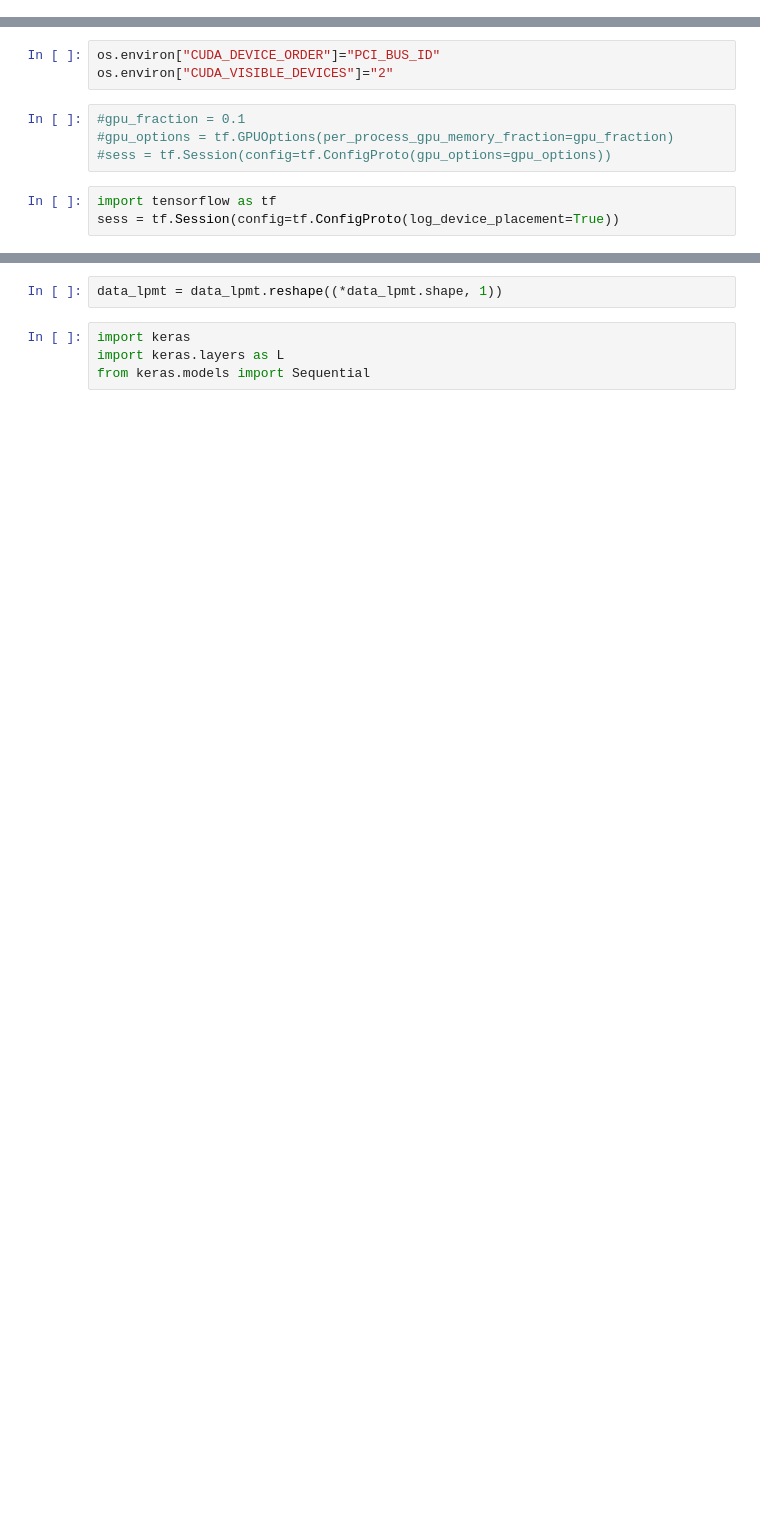
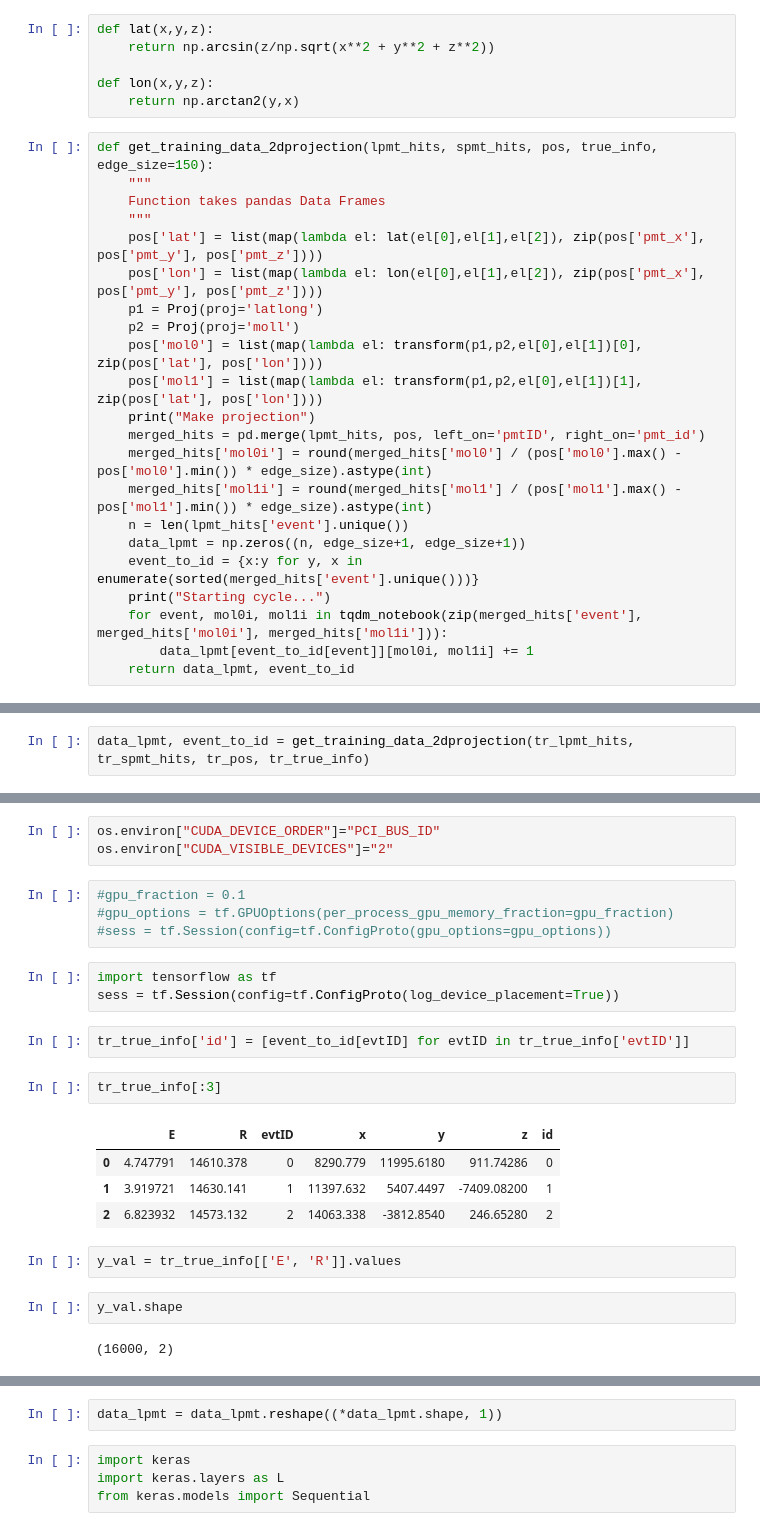
Before and after one commit to VProv/JUNO, a Jupyter notebook: notebooks/Simple CNN test-Copy1.ipynb, the cells around one changed output, grey strips where cells are left out. Drawn from its saved outputs; the diff is of its cells as text; blank space fills up the shorter version.

```diff
--- a/notebooks/Simple CNN test-Copy1.ipynb
+++ b/notebooks/Simple CNN test-Copy1.ipynb
@@ -0,0 +18,28 @@
+# %%
+def lat(x,y,z):
+    return np.arcsin(z/np.sqrt(x**2 + y**2 + z**2))
+
+def lon(x,y,z):
+    return np.arctan2(y,x)
+# %%
+def get_training_data_2dprojection(lpmt_hits, spmt_hits, pos, true_info, edge_size=150):
+    """
+    Function takes pandas Data Frames
+    """
+    pos['lat'] = list(map(lambda el: lat(el[0],el[1],el[2]), zip(pos['pmt_x'], pos['pmt_y'], pos['pmt_z'])))
+    pos['lon'] = list(map(lambda el: lon(el[0],el[1],el[2]), zip(pos['pmt_x'], pos['pmt_y'], pos['pmt_z'])))
+    p1 = Proj(proj='latlong')
+    p2 = Proj(proj='moll')
+    pos['mol0'] = list(map(lambda el: transform(p1,p2,el[0],el[1])[0], zip(pos['lat'], pos['lon'])))
+    pos['mol1'] = list(map(lambda el: transform(p1,p2,el[0],el[1])[1], zip(pos['lat'], pos['lon'])))
+    print("Make projection")
+    merged_hits = pd.merge(lpmt_hits, pos, left_on='pmtID', right_on='pmt_id')
+    merged_hits['mol0i'] = round(merged_hits['mol0'] / (pos['mol0'].max() - pos['mol0'].min()) * edge_size).astype(int)
+    merged_hits['mol1i'] = round(merged_hits['mol1'] / (pos['mol1'].max() - pos['mol1'].min()) * edge_size).astype(int)
+    n = len(lpmt_hits['event'].unique())
+    data_lpmt = np.zeros((n, edge_size+1, edge_size+1))
+    event_to_id = {x:y for y, x in enumerate(sorted(merged_hits['event'].unique()))}
+    print("Starting cycle...")
+    for event, mol0i, mol1i in tqdm_notebook(zip(merged_hits['event'], merged_hits['mol0i'], merged_hits['mol1i'])):
+        data_lpmt[event_to_id[event]][mol0i, mol1i] += 1
+    return data_lpmt, event_to_id
@@ -0,0 +50,2 @@
+# %%
+data_lpmt, event_to_id = get_training_data_2dprojection(tr_lpmt_hits, tr_spmt_hits, tr_pos, tr_true_info)
@@ -14,4 +72,19 @@ os.environ["CUDA_VISIBLE_DEVICES"]="2"
 # %%
 import tensorflow as tf
 sess = tf.Session(config=tf.ConfigProto(log_device_placement=True))
+# %%
+tr_true_info['id'] = [event_to_id[evtID] for evtID in tr_true_info['evtID']]
+# %%
+tr_true_info[:3]
+# %% [output]
+|  | E | R | evtID | x | y | z | id |
+| 0 | 4.747791 | 14610.378 | 0 | 8290.779 | 11995.6180 | 911.74286 | 0 |
+| 1 | 3.919721 | 14630.141 | 1 | 11397.632 | 5407.4497 | -7409.08200 | 1 |
+| 2 | 6.823932 | 14573.132 | 2 | 14063.338 | -3812.8540 | 246.65280 | 2 |
+# %%
+y_val = tr_true_info[['E', 'R']].values
+# %%
+y_val.shape
+# %% [output]
+(16000, 2)
 # %%
```
Also changed, not shown: parts of 16 cells of this notebook.
